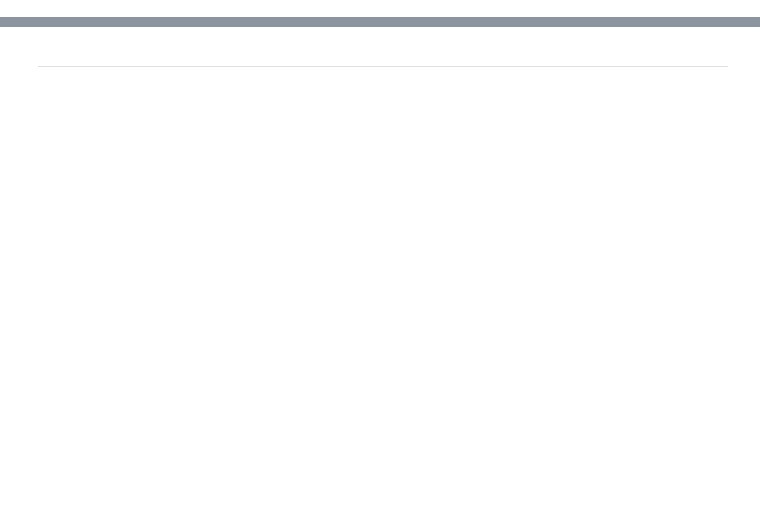
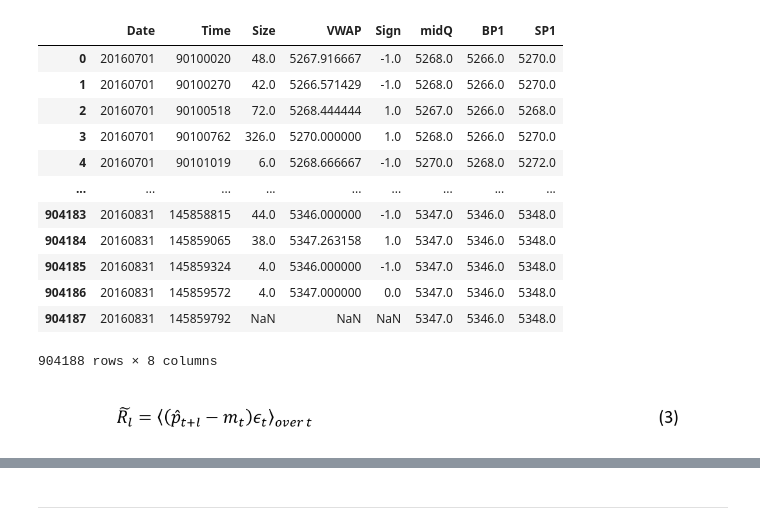
Before and after one commit to alanwake47/FINM-37601-Mathematical-Market-Microstructure, a Jupyter notebook: hw3/hw3_aman.ipynb, the cells around one changed output, grey strips where cells are left out. Cells and saved outputs as stored; diff of their text form; code cells hidden in the pictures; blank space fills up the shorter version.

```diff
--- a/hw3/hw3_aman.ipynb
+++ b/hw3/hw3_aman.ipynb
@@ -120,0 +55,20 @@ Through these steps, we have derived that the response function 𝑅𝑙 can be
+# %%
+#Concatenate the dataframes
+df = pd.concat([df1, df2], ignore_index=True)
+df
+# %% [output]
+|  | Date | Time | Size | VWAP | Sign | midQ | BP1 | SP1 |
+| 0 | 20160701 | 90100020 | 48.0 | 5267.916667 | -1.0 | 5268.0 | 5266.0 | 5270.0 |
+| 1 | 20160701 | 90100270 | 42.0 | 5266.571429 | -1.0 | 5268.0 | 5266.0 | 5270.0 |
+| 2 | 20160701 | 90100518 | 72.0 | 5268.444444 | 1.0 | 5267.0 | 5266.0 | 5268.0 |
+| 3 | 20160701 | 90100762 | 326.0 | 5270.000000 | 1.0 | 5268.0 | 5266.0 | 5270.0 |
+| 4 | 20160701 | 90101019 | 6.0 | 5268.666667 | -1.0 | 5270.0 | 5268.0 | 5272.0 |
+| ... | ... | ... | ... | ... | ... | ... | ... | ... |
+| 904183 | 20160831 | 145858815 | 44.0 | 5346.000000 | -1.0 | 5347.0 | 5346.0 | 5348.0 |
+| 904184 | 20160831 | 145859065 | 38.0 | 5347.263158 | 1.0 | 5347.0 | 5346.0 | 5348.0 |
+| 904185 | 20160831 | 145859324 | 4.0 | 5346.000000 | -1.0 | 5347.0 | 5346.0 | 5348.0 |
+| 904186 | 20160831 | 145859572 | 4.0 | 5347.000000 | 0.0 | 5347.0 | 5346.0 | 5348.0 |
+| 904187 | 20160831 | 145859792 | NaN | NaN | NaN | 5347.0 | 5346.0 | 5348.0 |
+904188 rows × 8 columns
+# %% [markdown]
+![image.png](attachment:image.png)
```
Also changed, not shown: parts of 17 cells of this notebook.
